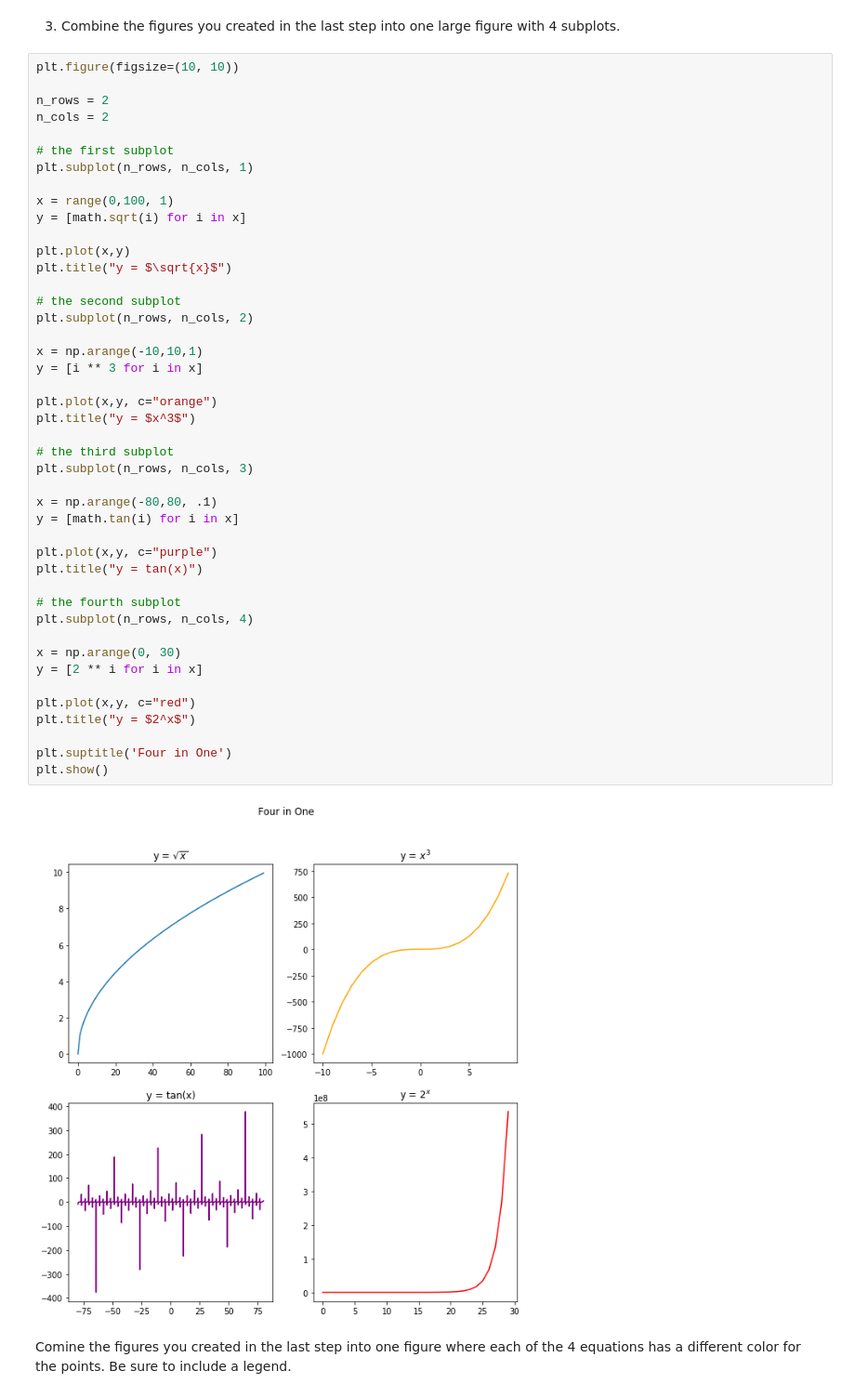
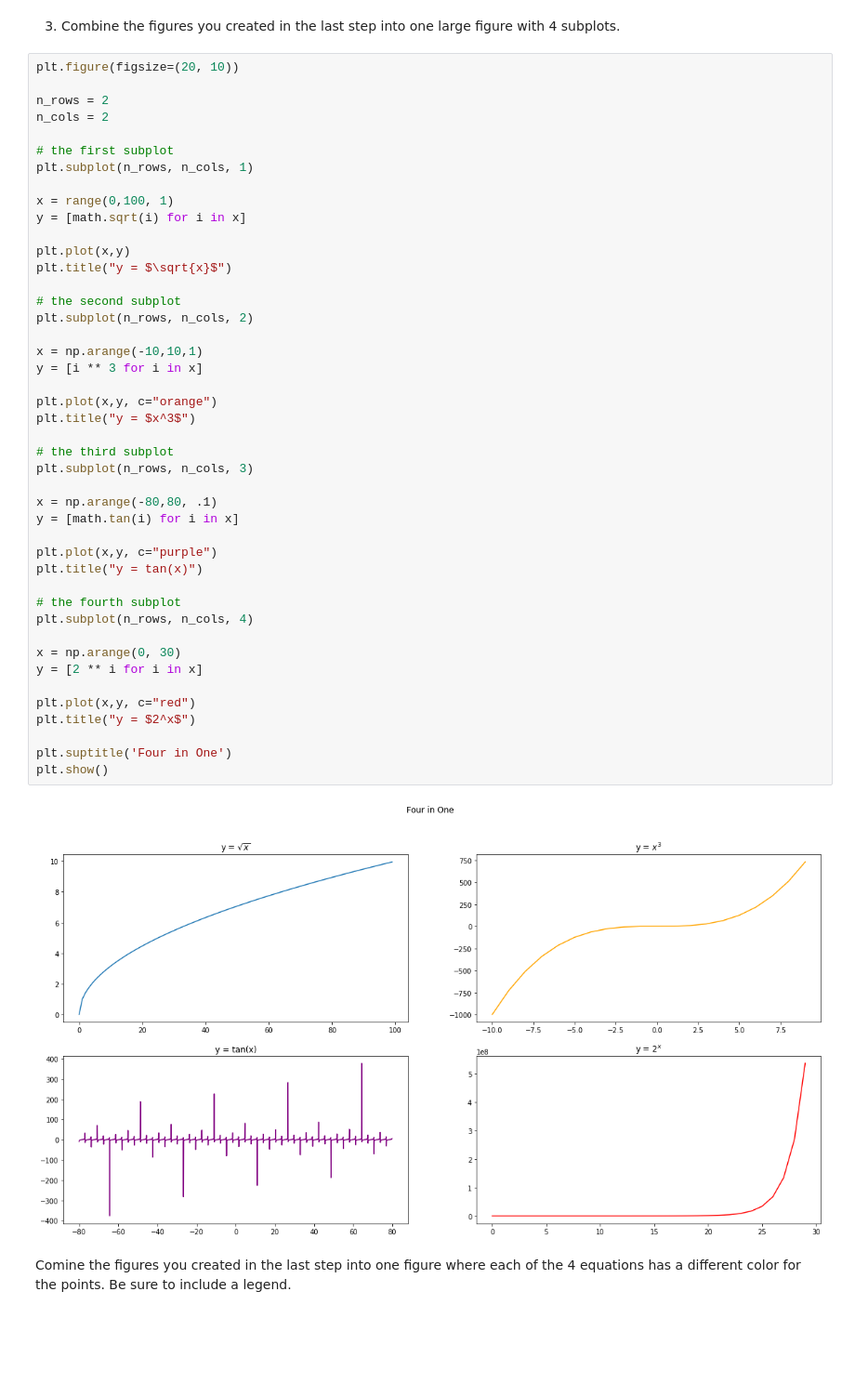
Before and after one commit to faithkane3/python-exercises, a Jupyter notebook: 4.6.1_matplotlib_exercises.ipynb, the cells around one changed output. Shown: that part at 93% size. Saved outputs shown, nothing was run; the diff lists cells and outputs as text; blank space fills up the shorter version.

```diff
--- a/4.6.1_matplotlib_exercises.ipynb
+++ b/4.6.1_matplotlib_exercises.ipynb
@@ -75,7 +75,7 @@ plt.show()
 # %% [markdown]
 3. Combine the figures you created in the last step into one large figure with 4 subplots.
 # %%
-plt.figure(figsize=(10, 10))
+plt.figure(figsize=(20, 10))
 
 n_rows = 2
 n_cols = 2
@@ -92,34 +92,34 @@ plt.title("y = $\sqrt{x}$")
 # the second subplot
 plt.subplot(n_rows, n_cols, 2)
 
 x = np.arange(-10,10,1)
 y = [i ** 3 for i in x]
 
 plt.plot(x,y, c="orange")
 plt.title("y = $x^3$")
 
 # the third subplot
 plt.subplot(n_rows, n_cols, 3)
 
 x = np.arange(-80,80, .1)
 y = [math.tan(i) for i in x]
 
 plt.plot(x,y, c="purple")
 plt.title("y = tan(x)")
 
 # the fourth subplot
 plt.subplot(n_rows, n_cols, 4)
 
 x = np.arange(0, 30)
 y = [2 ** i for i in x]
 
 plt.plot(x,y, c="red")
 plt.title("y = $2^x$")
 
 plt.suptitle('Four in One')
 plt.show()
 # %% [output]
-[figure, old version]
+[figure, new version]
 # %% [markdown]
 Comine the figures you created in the last step into one figure where each of the 4 equations has a different color for the points. Be sure to include a legend.
 # %%
```
Also changed, not shown: 2 other files.
